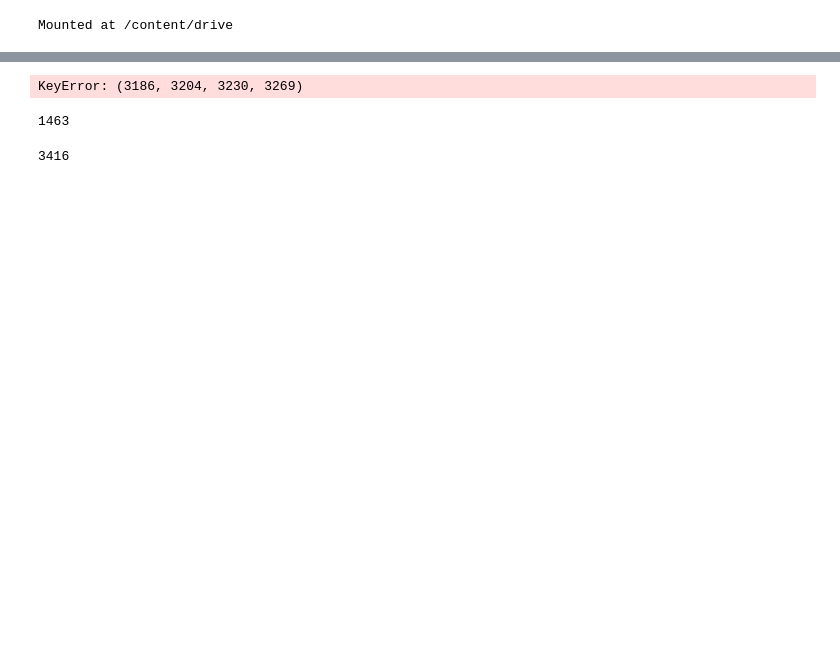
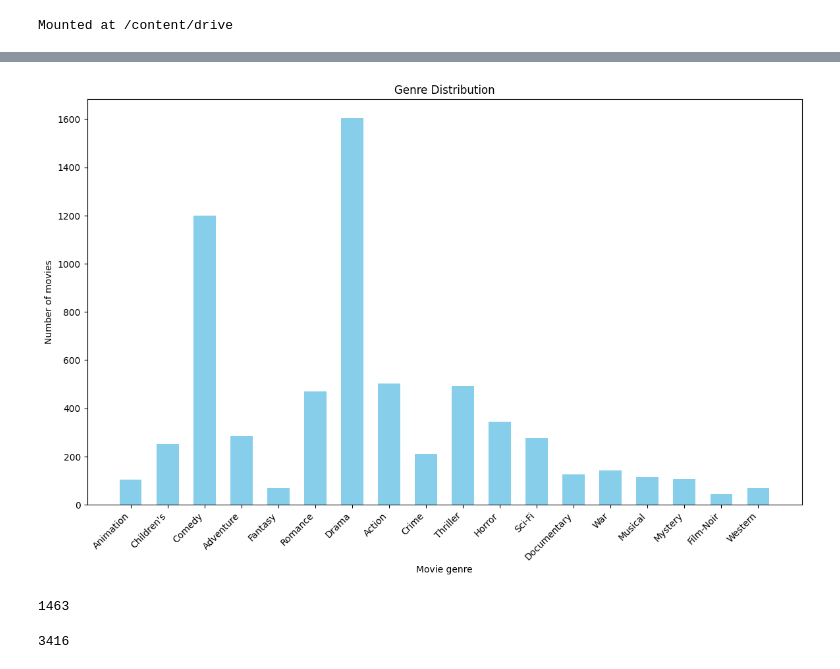
Before and after one commit to hieunt1410/LightBPR, a Jupyter notebook: ML_1M_Processing.ipynb, the cells around one changed output, grey strips where cells are left out. Saved outputs shown, nothing was run; the diff lists cells and outputs as text; code cells hidden in the pictures; blank space fills up the shorter version.

```diff
--- a/ML_1M_Processing.ipynb
+++ b/ML_1M_Processing.ipynb
@@ -106,55 +134,63 @@ NameError: name 'ratings' is not defined
+# %%
+genre_cnt = {}
+
+for gens in movies.genre.tolist():
+  for x in gens:
+    if x in genre_cnt:
+      genre_cnt[x] += 1
+    else:
+      genre_cnt[x] = 1
+
+plt.figure(figsize=(14, 8))
+plt.bar(genre_cnt.keys(), genre_cnt.values(), color='skyblue', width=0.6)
+plt.xlabel('Movie genre')
+plt.ylabel('Number of movies')
+plt.title('Genre Distribution')
+
+plt.xticks(rotation=45, ha='right')
+
+plt.show()
+# %% [output]
+[figure, added]
 # %%
 import random
 bundle_dict = {}
 user_bundle = {}
-ub_visual = {}
-buns = {}
 random.seed(2024)
-
-# def hehe(a, b):
-#   for x in b:
-#     if x not in a:
-#       return False
-#   return True
 
 with open('bundle_item.txt', 'w') as f2, open('user_bundle_train.txt', 'w') as f3, open('user_bundle_tune.txt', 'w') as f4, open('user_bundle_test.txt', 'w') as f5:
   for user in tqdm(user_list):
     bundles = []
     # for week in new_ratings[new_ratings.useridn == user].week.unique():
     # for genre in genres:
-    # bundle = ratings[(ratings.userid == user) & (ratings[f'{genre}'] == 1)].movieid.unique()
+      # bundle = ratings[(ratings.userid == user) & (ratings[f'{genre}'] == 1)].movieid.unique()
     bundle = ratings[(ratings.userid == user) & (ratings.fav == 1)].movieid.unique()
-    # for r in range(3, 6):
-    # bundle = movies[movies.rating == r].movieid.unique()
     bundle.sort()
-    # bundle = tuple(bundle)
 
-    if len(bundle) >= 5 and len(bundle) <= 10:
+    if 5 <= len(bundle) <= 10:
       bundle = tuple(bundle)
       if bundle not in bundle_dict:
         bundle_dict[bundle] = len(bundle_dict)
         for item in bundle:
           f2.write(f'{bundle_dict[bundle]}\t{item}\n')
-      bundles.append(bundle)
-    elif len(bundle) > 10:
+      bundles.append(bundle_dict[bundle])
+    elif 10 < len(bundle) < 150:
       for i in range(0, len(bundle), 10):
         tmp_bun = tuple(bundle[i:i+10])
         if len(tmp_bun) >= 5 and tmp_bun not in bundle_dict:
           bundle_dict[tmp_bun] = len(bundle_dict)
           for item in tmp_bun:
             f2.write(f'{bundle_dict[tmp_bun]}\t{item}\n')
-        bundles.append(tmp_bun)
+          bundles.append(bundle_dict[tmp_bun])
 
     random.shuffle(bundles)
     user_bundle[user] = bundles
     # if len(bundles) >= 1:
     for bundle in bundles[:int(0.6*len(bundles))]:
-      f3.write(f'{user}\t{bundle_dict[tuple(bundle)]}\n')
+      f3.write(f'{user}\t{bundle}\n')
 
     for bundle in bundles[int(0.6*len(bundles)):int(0.8*len(bundles))]:
-      f4.write(f'{user}\t{bundle_dict[tuple(bundle)]}\n')
+      f4.write(f'{user}\t{bundle}\n')
 
     for bundle in bundles[int(0.8*len(bundles)):]:
-      f5.write(f'{user}\t{bundle_dict[tuple(bundle)]}\n')
+      f5.write(f'{user}\t{bundle}\n')
-# %% [output]
-KeyError: (3186, 3204, 3230, 3269)
```
Also changed, not shown: parts of 15 cells of this notebook.
